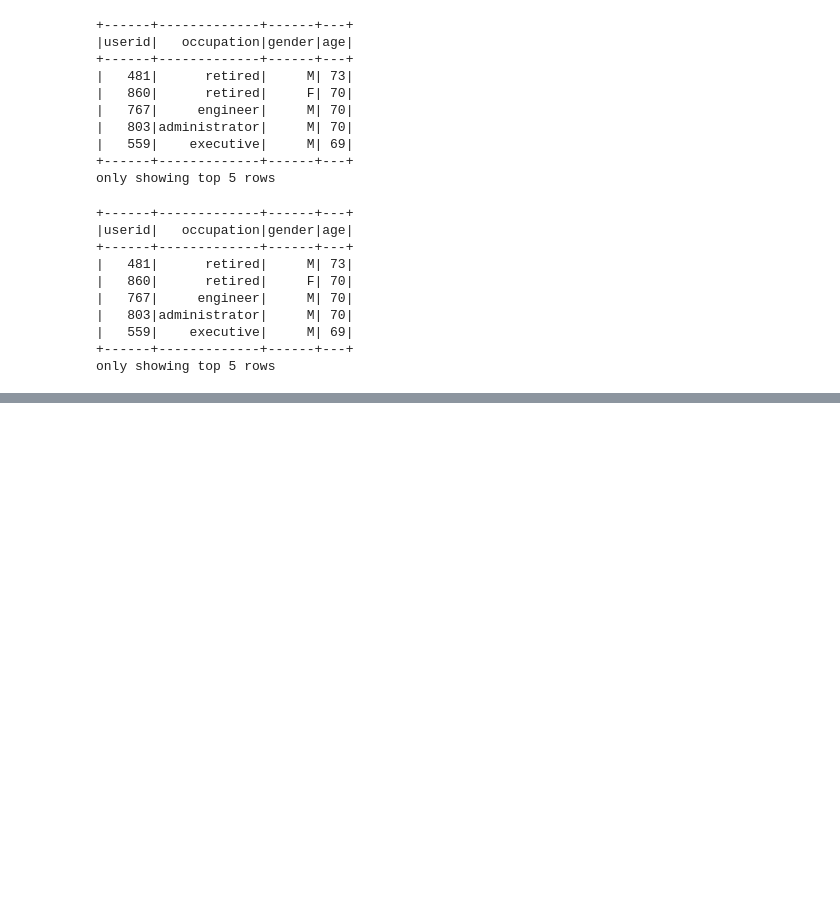
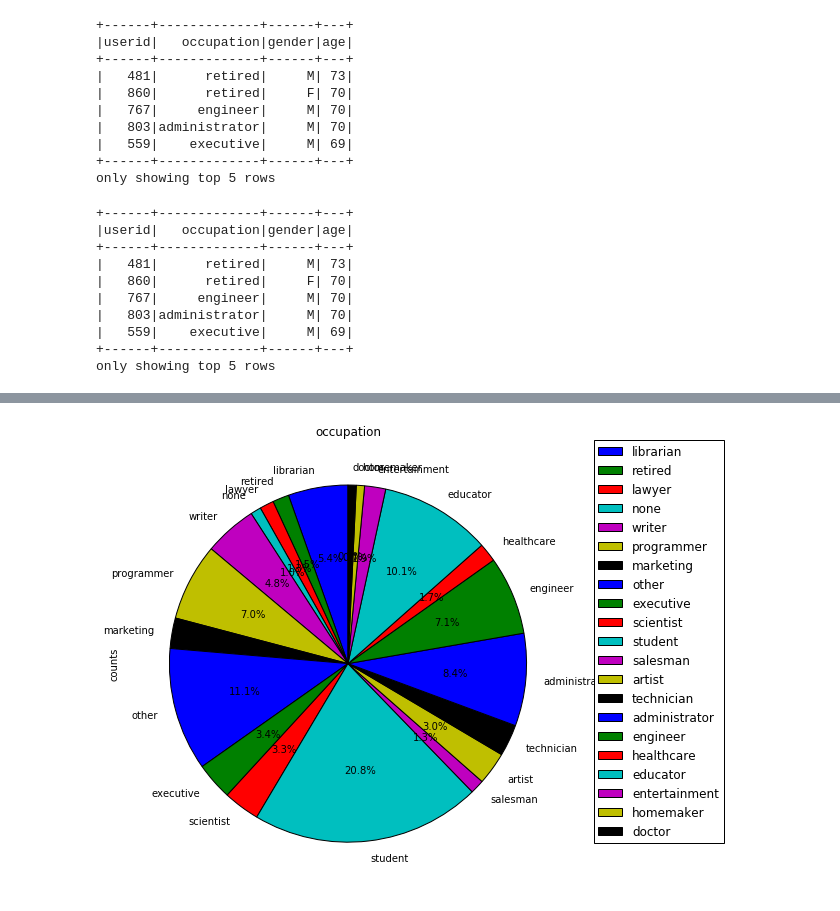
Before and after one commit to irashadow/PythonSparkPractice, a Jupyter notebook: L9 Python_Spark_SQL_DataFrame_RDD.ipynb, the cells around one changed output, grey strips where cells are left out. Saved outputs shown, nothing was run; the diff lists cells and outputs as text; code cells hidden in the pictures; blank space fills up the shorter version.

```diff
--- a/L9 Python_Spark_SQL_DataFrame_RDD.ipynb
+++ b/L9 Python_Spark_SQL_DataFrame_RDD.ipynb
@@ -377,0 +793,7 @@ only showing top 5 rows
+# %%
+Occupation_df = sqlContext.sql("""
+SELECT u.occupation,count(*) counts
+FROM user_table u
+GROUP BY occupation
+""")
+Occupation_df.show(5)
@@ -377,0 +811,3 @@ only showing top 5 rows
+# %%
+Occupation_pandas_df = Occupation_df.toPandas().set_index("occupation")
+Occupation_pandas_df[:5]
@@ -377,0 +822,7 @@ only showing top 5 rows
+# %%
+ax = Occupation_pandas_df['counts']\
+.plot(kind='pie',title='occupation',figsize=(8,8),startangle=90,autopct='%1.1f%%')
+ax.legend(bbox_to_anchor=(1.05,1),loc=2,borderaxespad=0.)
+plt.show()
+# %% [output]
+[figure, added]
```
Also changed, not shown: parts of 40 cells of this notebook.
